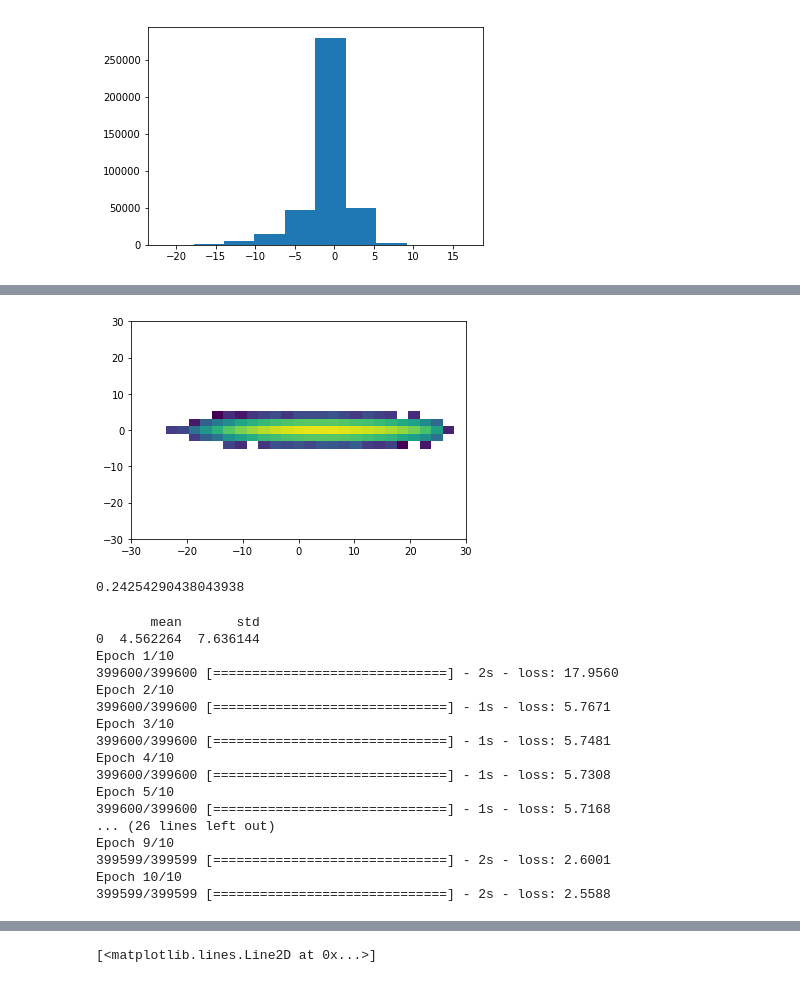
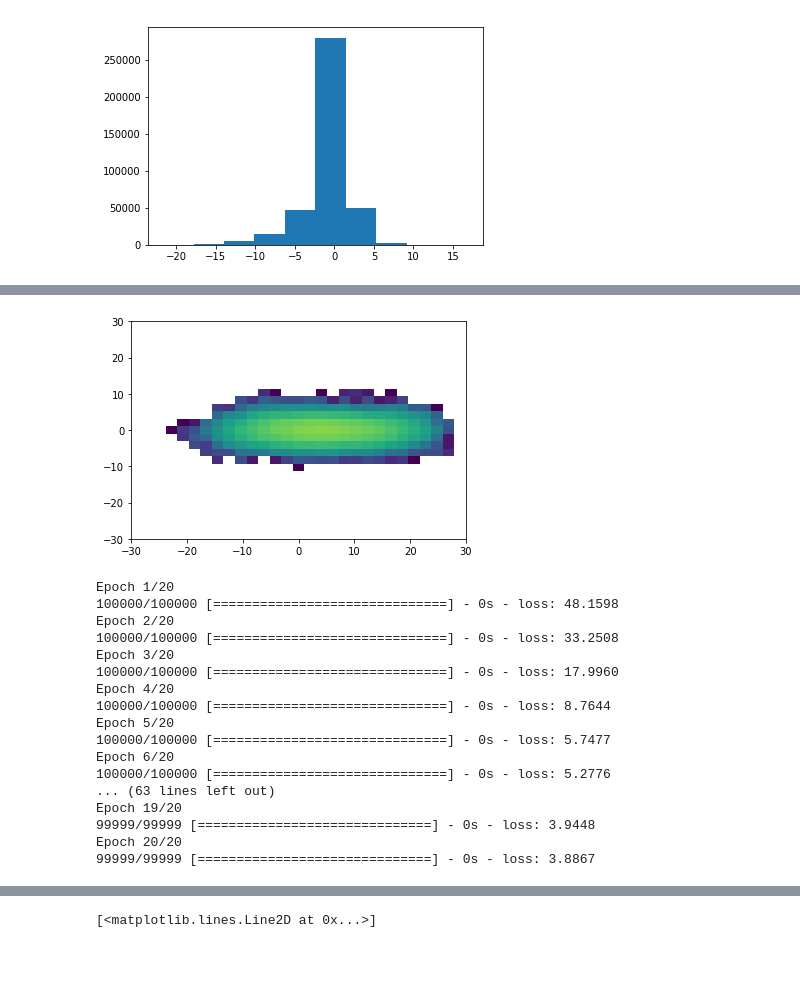
Before and after one commit to djgagne/lorenz_gan, a Jupyter notebook: notebooks/simple_nn_parameterization.ipynb, the cells around one changed output, grey strips where cells are left out. Drawn from its saved outputs; the diff is of its cells as text; code cells hidden in the pictures.

```diff
--- a/notebooks/simple_nn_parameterization.ipynb
+++ b/notebooks/simple_nn_parameterization.ipynb
@@ -630,8 +539,11 @@ def unnormalize_data(normed_data, scaling_values):
         data[..., i] = normed_data[..., i] * scaling_values.loc[i, "std"] + scaling_values.loc[i, "mean"]
     return data
 # %%
-x_0 = truth_data["lorenz_x"][:, 1].values
-u_0 = truth_data["lorenz_y"][:, 32:64].sum(axis=1).values
+truth_data = xr.open_dataset("../exp_u/lorenz_output.nc")
+x_0 = truth_data["lorenz_x"][:-1, 0].values.reshape(-1, 1)
+u_0 = truth_data["lorenz_y"][1:, 0:32].sum(axis=1).values
+truth_data.close()
+split = 200000
 # %%
 poly_add = SubModelPolyAdd()
-poly_add.fit(x_0, u_0)
+poly_add.fit(x_0[:split], u_0[:split])
@@ -638,7 +554,9 @@ poly_add.fit(x_0, u_0)
 # %%
-res_init = np.array([[0]])
-u_mean_poly = np.zeros(x_0.size - 1)
-u_res_poly = np.zeros(x_0.size - 1)
-for i in range(x_0.size - 1):
-    u_mean_poly[i], u_res_poly[i] = poly_add.predict(x_0[i:i +1].reshape((1,1)), res_init)
-    res_init[:] = u_res_poly[i]
+res_init = np.array([[0]], dtype=float)
+u_mean_poly = np.zeros(x_0[split:].size - 1)
+u_res_poly = np.zeros(x_0[split:].size - 1)
+for i in range(x_0[split:].size - 1):
+    u_mean_poly[i], u_res_poly[i] = poly_add.predict(x_0[split + i:split + i +1].reshape((1,1)), res_init)
+    res_init[0, 0] = u_res_poly[i]
+    if i % 1000 == 0:
+        print(i, u_res_poly[i], res_init[0,0])
@@ -645,11 +581,7 @@ for i in range(x_0.size - 1):
 # %%
-_ = plt.hist2d(x_0[:-1], u_res_poly, bins=[np.linspace(-30, 30, 30),
+_ = plt.hist2d(x_0[split:-1], u_res_poly, bins=[np.linspace(-30, 30, 30),
                                    np.linspace(-30, 30, 30)],
                    cmin=1, cmax=50000, norm=LogNorm(1, 50000))
 # %% [output]
-[figure, old version]
+[figure, new version]
-# %%
-poly_add.corr * 0 + poly_add.res_sd * np.sqrt(1 - poly_add.corr ** 2) * np.random.normal()
-# %% [output]
-0.24254290438043938
 # %%
@@ -657,21 +589,21 @@ ann_res = SubModelANNRes(noise_sd=2.4, verbose=1)
 # %%
-ann_res.fit(x_0.reshape(-1, 1), u_0)
+ann_res.fit(x_0[:split].reshape(-1, 1), u_0[:split])
 # %% [output]
-       mean       std
-0  4.562264  7.636144
-Epoch 1/10
-399600/399600 [==============================] - 2s - loss: 17.9560
-Epoch 2/10
-399600/399600 [==============================] - 1s - loss: 5.7671
-Epoch 3/10
-399600/399600 [==============================] - 1s - loss: 5.7481
-Epoch 4/10
-399600/399600 [==============================] - 1s - loss: 5.7308
-Epoch 5/10
-399600/399600 [==============================] - 1s - loss: 5.7168
-... (26 lines left out)
-Epoch 9/10
-399599/399599 [==============================] - 2s - loss: 2.6001
-Epoch 10/10
-399599/399599 [==============================] - 2s - loss: 2.5588
+Epoch 1/20
+100000/100000 [==============================] - 0s - loss: 48.1598
+Epoch 2/20
+100000/100000 [==============================] - 0s - loss: 33.2508
+Epoch 3/20
+100000/100000 [==============================] - 0s - loss: 17.9960
+Epoch 4/20
+100000/100000 [==============================] - 0s - loss: 8.7644
+Epoch 5/20
+100000/100000 [==============================] - 0s - loss: 5.7477
+Epoch 6/20
+100000/100000 [==============================] - 0s - loss: 5.2776
+... (63 lines left out)
+Epoch 19/20
+99999/99999 [==============================] - 0s - loss: 3.9448
+Epoch 20/20
+99999/99999 [==============================] - 0s - loss: 3.8867
 # %%
```
Also changed, not shown: parts of 23 cells of this notebook, 7 other files.
